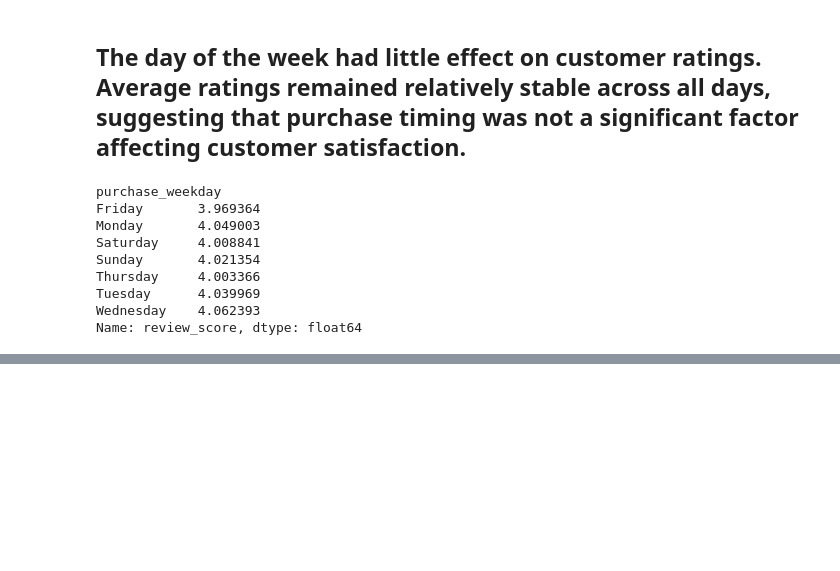
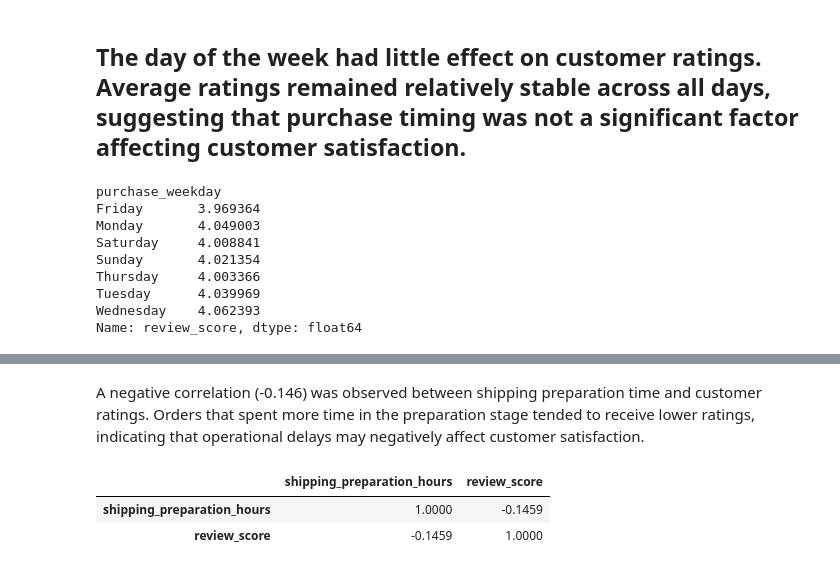
Before and after one commit to Mar-SHieee/Customer-Rating-Prediction, a Jupyter notebook: Return_Prediction.ipynb, the cells around one changed output, grey strips where cells are left out. Saved outputs shown, nothing was run; the diff lists cells and outputs as text; code cells hidden in the pictures; blank space fills up the shorter version.

```diff
--- a/Return_Prediction.ipynb
+++ b/Return_Prediction.ipynb
@@ -597,0 +724,8 @@ Name: review_score, dtype: float64
+# %% [markdown]
+A negative correlation (-0.146) was observed between shipping preparation time and customer ratings. Orders that spent more time in the preparation stage tended to receive lower ratings, indicating that operational delays may negatively affect customer satisfaction.
+# %%
+df[["shipping_preparation_hours", "review_score"]].corr()
+# %% [output]
+|  | shipping_preparation_hours | review_score |
+| shipping_preparation_hours | 1.0000 | -0.1459 |
+| review_score | -0.1459 | 1.0000 |
```
Also changed, not shown: parts of 61 cells of this notebook.
